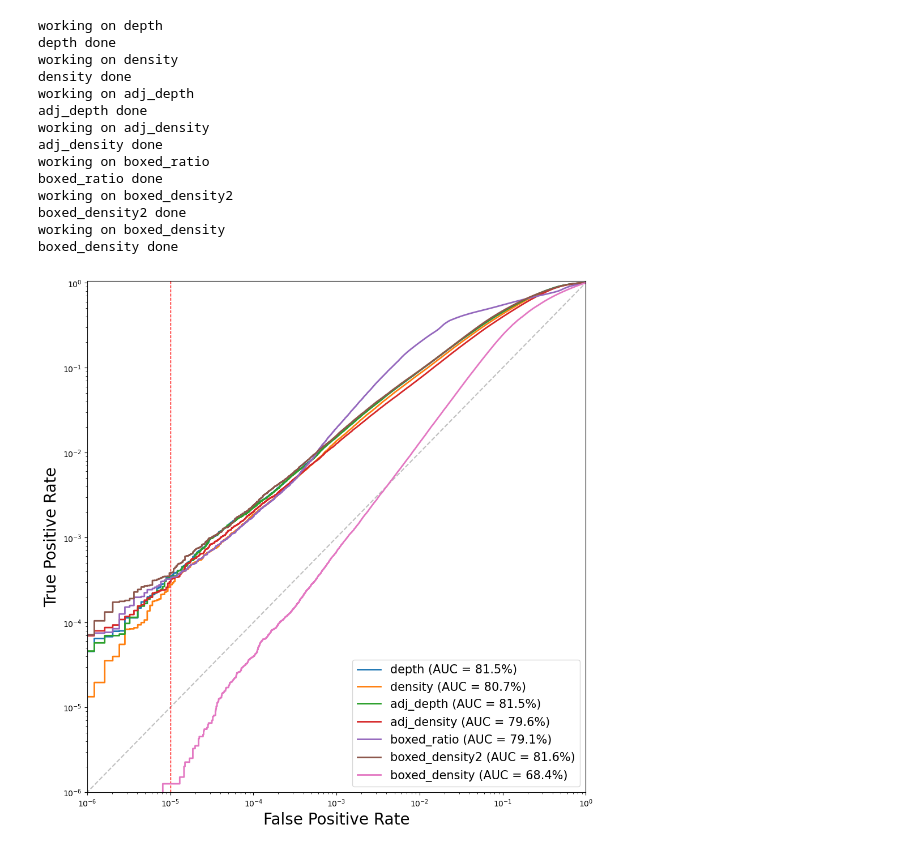
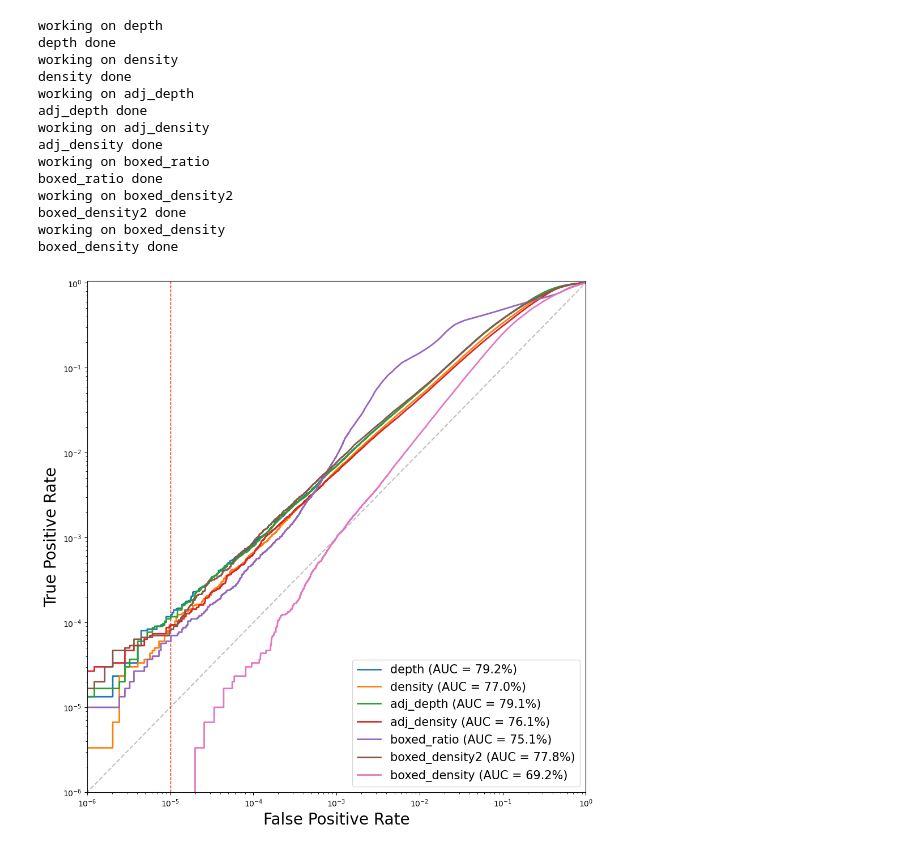
Before and after one commit to jprendi/thesis, a Jupyter notebook: playground.ipynb, the cells around one changed output. Drawn from its saved outputs; the diff is of its cells as text; code cells hidden in the pictures.

Commit message:
added more signal signatures for the scoring_metric scan!

```diff
--- a/playground.ipynb
+++ b/playground.ipynb
@@ -41,18 +5,18 @@ boxed_density done
-# %%
-scoring_metric.scoring_metric('GluGluHToTauTau', 'tautau_scoring_metric_scan')
-# %% [output]
-working on depth
-depth done
-working on density
-density done
-working on adj_depth
-adj_depth done
-working on adj_density
-adj_density done
-working on boxed_ratio
-boxed_ratio done
-working on boxed_density2
-boxed_density2 done
-working on boxed_density
-boxed_density done
-[figure, removed]
+# %%
+scans.scoring_metric('VBFHToInvisible', 'scans/scoring_metric/VBFHToInvisible_scoring_metric_scan')
+# %% [output]
+working on depth
+depth done
+working on density
+density done
+working on adj_depth
+adj_depth done
+working on adj_density
+adj_density done
+working on boxed_ratio
+boxed_ratio done
+working on boxed_density2
+boxed_density2 done
+working on boxed_density
+boxed_density done
+[figure, added]
```
Also changed, not shown: parts of 5 cells of this notebook, 8 other files.
